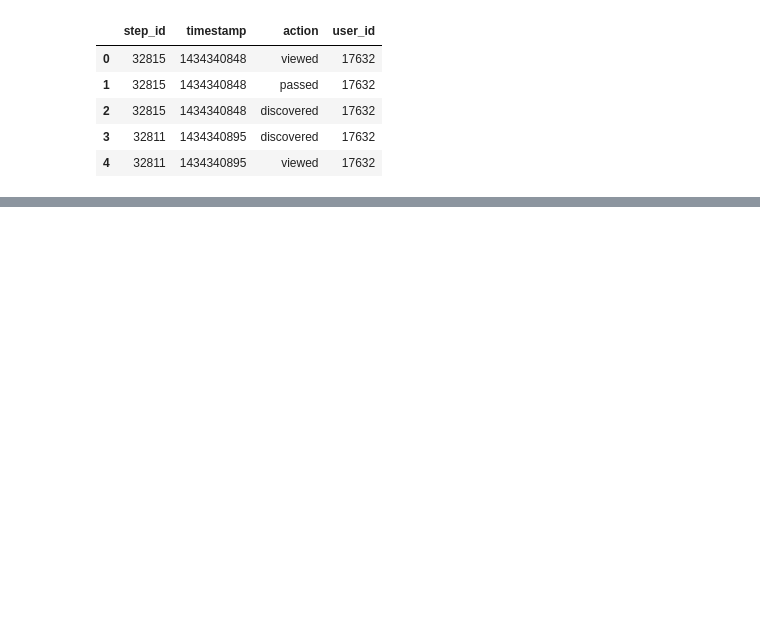
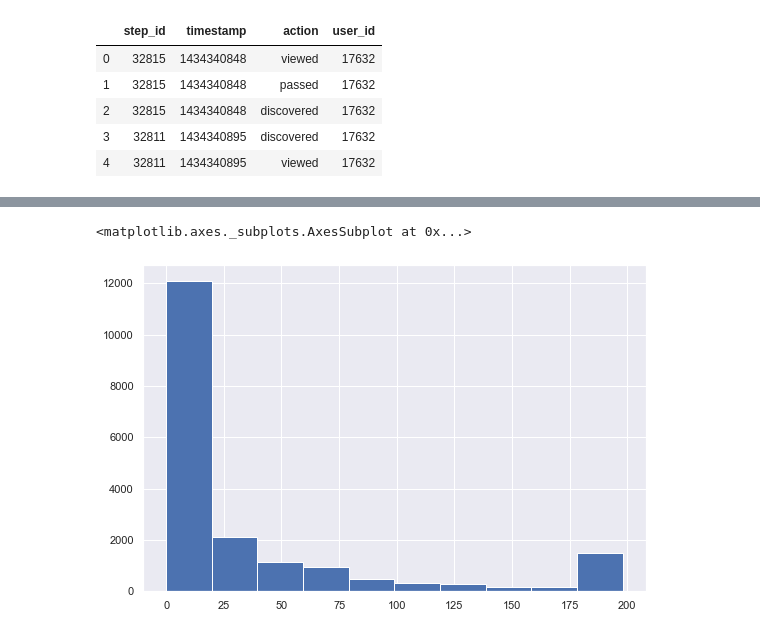
Before and after one commit to BorisGi/stepik, a Jupyter notebook: DS_Intro/1_10_ML.ipynb, the cells around one changed output, grey strips where cells are left out. Cells and saved outputs as stored; diff of their text form; code cells hidden in the pictures; blank space fills up the shorter version.

```diff
--- a/DS_Intro/1_10_ML.ipynb
+++ b/DS_Intro/1_10_ML.ipynb
@@ -34,0 +101,9 @@ event_data_df.head()
+# %%
+# + почти 2000 пользователей, не прошедших первого шага
+
+event_data.pivot_table(index='user_id', columns='action',
+                       values='step_id', aggfunc='count',
+                      fill_value=0,).reset_index().discovered.hist()
+# %% [output]
+<matplotlib.axes._subplots.AxesSubplot at 0x...>
+[figure, added]
```
Also changed, not shown: parts of 31 cells of this notebook.
